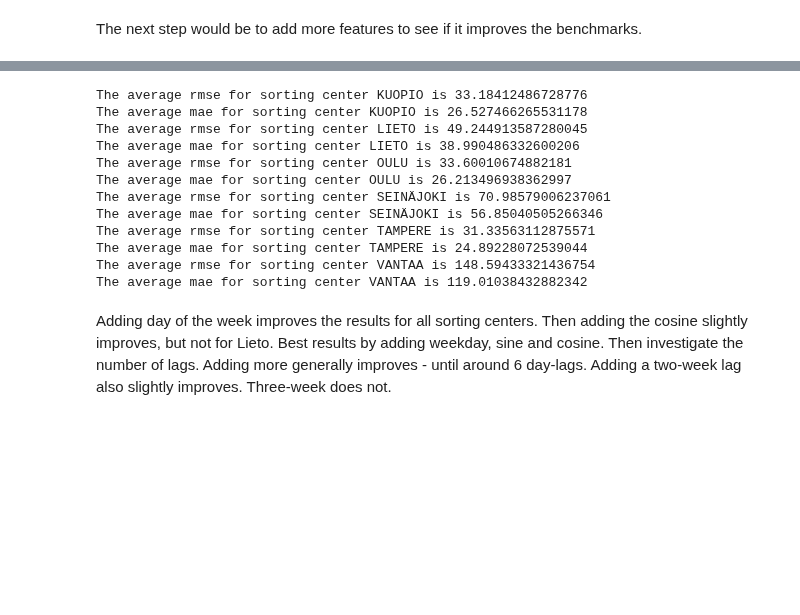
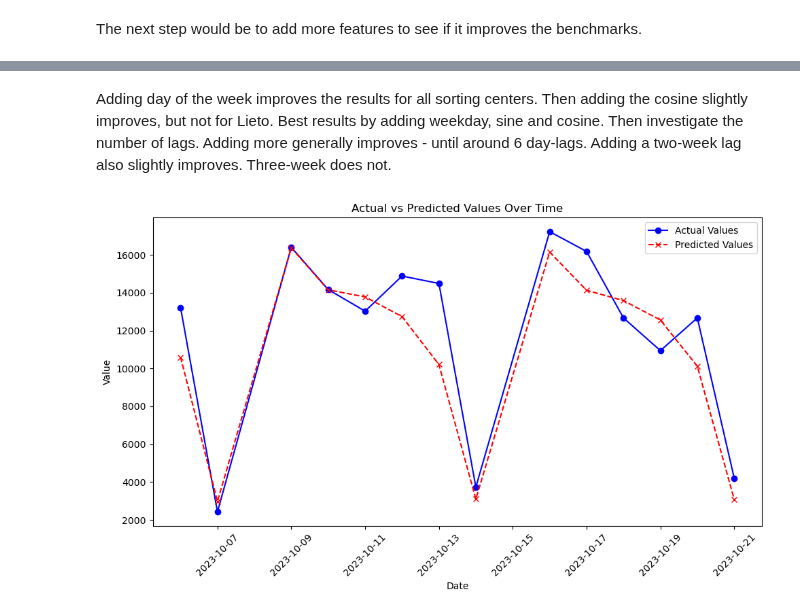
Before and after one commit to 504523tb/CIEM6302-Advanced-Data-Science-for-Traffic-and-Transportation-Engineering-PrimeVision-G1, a Jupyter notebook: notebook_temp_kristian.ipynb, the cells around one changed output, grey strips where cells are left out. Drawn from its saved outputs; the diff is of its cells as text; code cells hidden in the pictures; blank space fills up the shorter version.

```diff
--- a/notebook_temp_kristian.ipynb
+++ b/notebook_temp_kristian.ipynb
@@ -164,0 +106,3 @@ print(model.coef_)
+# %%
+vantaa = adf[adf['sorting_center_name'] == 'VANTAA']
+vantaa
@@ -325,2 +283,4 @@ plt.show()
 # %%
-df = df.groupby(['sorting_center_name', 'scanning_date', 'output_belt'], as_index = False)['no_of_events'].sum()
+#add features to the full dataset
+xdf = df.groupby(['sorting_center_name', 'scanning_date', 'output_belt'], as_index = False)['no_of_events'].sum().copy()
+xdf
@@ -326,0 +301,11 @@ df = df.groupby(['sorting_center_name', 'scanning_date', 'output_belt'], as_inde
+# %%
+# Create day_of_week feature
+xdf['day_of_week'] = xdf['scanning_date'].dt.day_of_week + 1
+
+# Create cyclic features for day_of_week
+xdf['cos_day_of_week'] = np.cos(2 * np.pi * xdf['day_of_week'] / 7)
+xdf['sin_day_of_week'] = np.sin(2 * np.pi * xdf['day_of_week'] / 7)
+
+# Drop NaN values after creating lag features
+#xdf.dropna(inplace=True)
+xdf
@@ -460,28 +434,3 @@ lingres_features('VANTAA', 91)
-# %%
-sorting_centers = df['sorting_center_name'].unique()
-
-for c in range(len(sorting_centers)):
-    belts = df[(df['sorting_center_name'] == sorting_centers[c])]['output_belt'].unique()
-    rmse_avg = []
-    mae_avg = []
-    for b in range(len(belts)):
-        rmse_avg.append(lingres_features(sorting_centers[c],belts[b])[0])
-        mae_avg.append(lingres_features(sorting_centers[c],belts[b])[1])
-    print('The average rmse for sorting center ' + sorting_centers[c] + ' is '+ str(np.average(rmse_avg)))
-    print('The average mae for sorting center ' + sorting_centers[c] + ' is '+ str(np.average(mae_avg)))
-# %% [output]
-The average rmse for sorting center KUOPIO is 33.18412486728776
-The average mae for sorting center KUOPIO is 26.527466265531178
-The average rmse for sorting center LIETO is 49.244913587280045
-The average mae for sorting center LIETO is 38.990486332600206
-The average rmse for sorting center OULU is 33.60010674882181
-The average mae for sorting center OULU is 26.213496938362997
-The average rmse for sorting center SEINÄJOKI is 70.98579006237061
-The average mae for sorting center SEINÄJOKI is 56.85040505266346
-The average rmse for sorting center TAMPERE is 31.33563112875571
-The average mae for sorting center TAMPERE is 24.89228072539044
-The average rmse for sorting center VANTAA is 148.59433321436754
-The average mae for sorting center VANTAA is 119.01038432882342
 # %% [markdown]
 Adding day of the week improves the results for all sorting centers.
 Then adding the cosine slightly improves, but not for Lieto.
@@ -492,0 +440,22 @@ T
+# %%
+# Plot the actual vs predicted values
+plt.figure(figsize=(10, 6))
+
+# Plot actual values
+plt.plot(lingres('VANTAA', 109)[2], lingres('VANTAA',109)[0], label='Actual Values', color='blue', marker='o')
+
+# Plot predicted values
+plt.plot(lingres('VANTAA', 109)[2], lingres('VANTAA',109)[1], label='Predicted Values', color='red', linestyle='--', marker='x')
+
+# Add labels and title
+plt.xlabel('Date')
+plt.ylabel('Value')
+plt.title('Actual vs Predicted Values Over Time')
+plt.xticks(rotation=45)
+plt.legend()
+
+# Show plot
+plt.tight_layout()
+plt.show()
+# %% [output]
+[figure, added]
```
Also changed, not shown: parts of 21 cells of this notebook.
